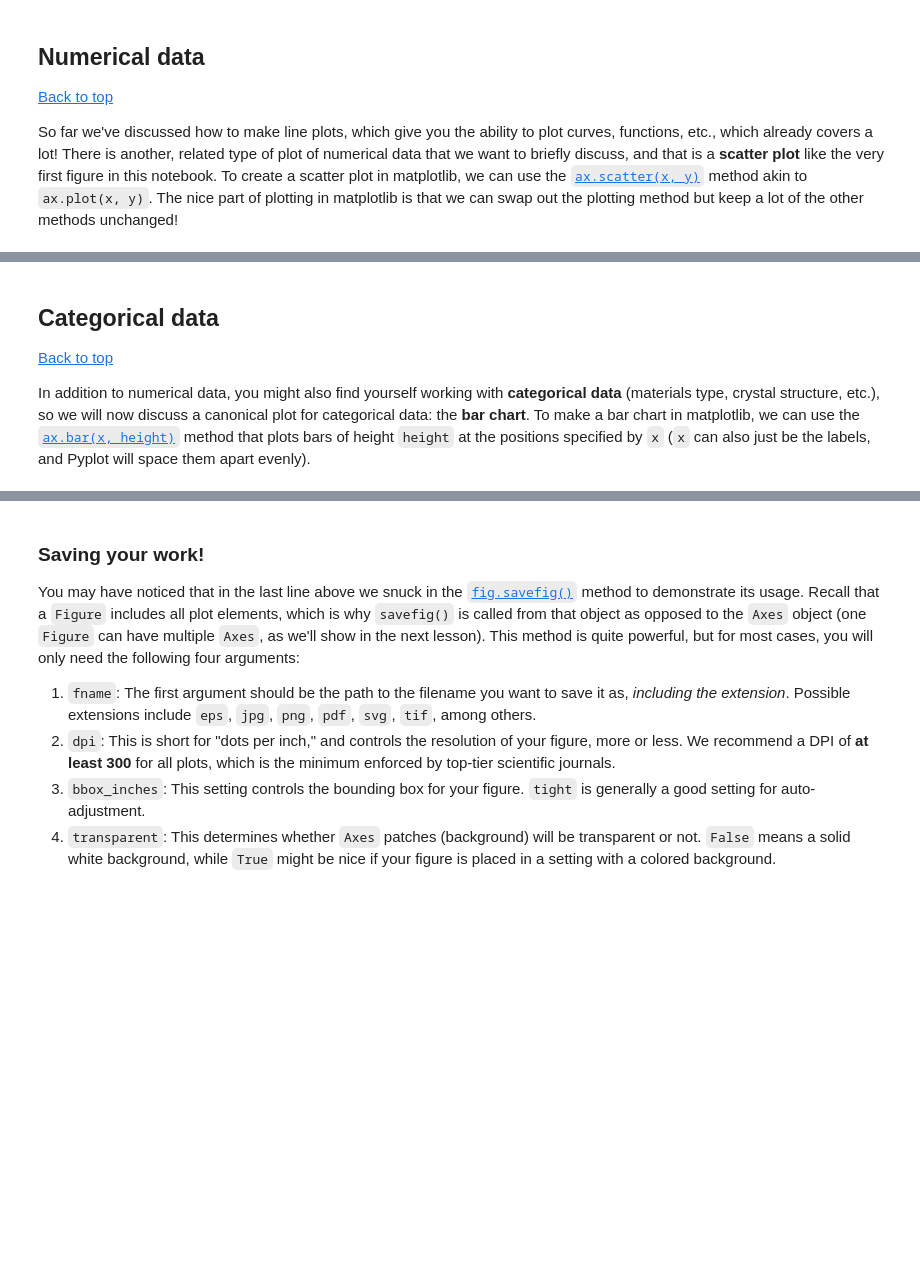
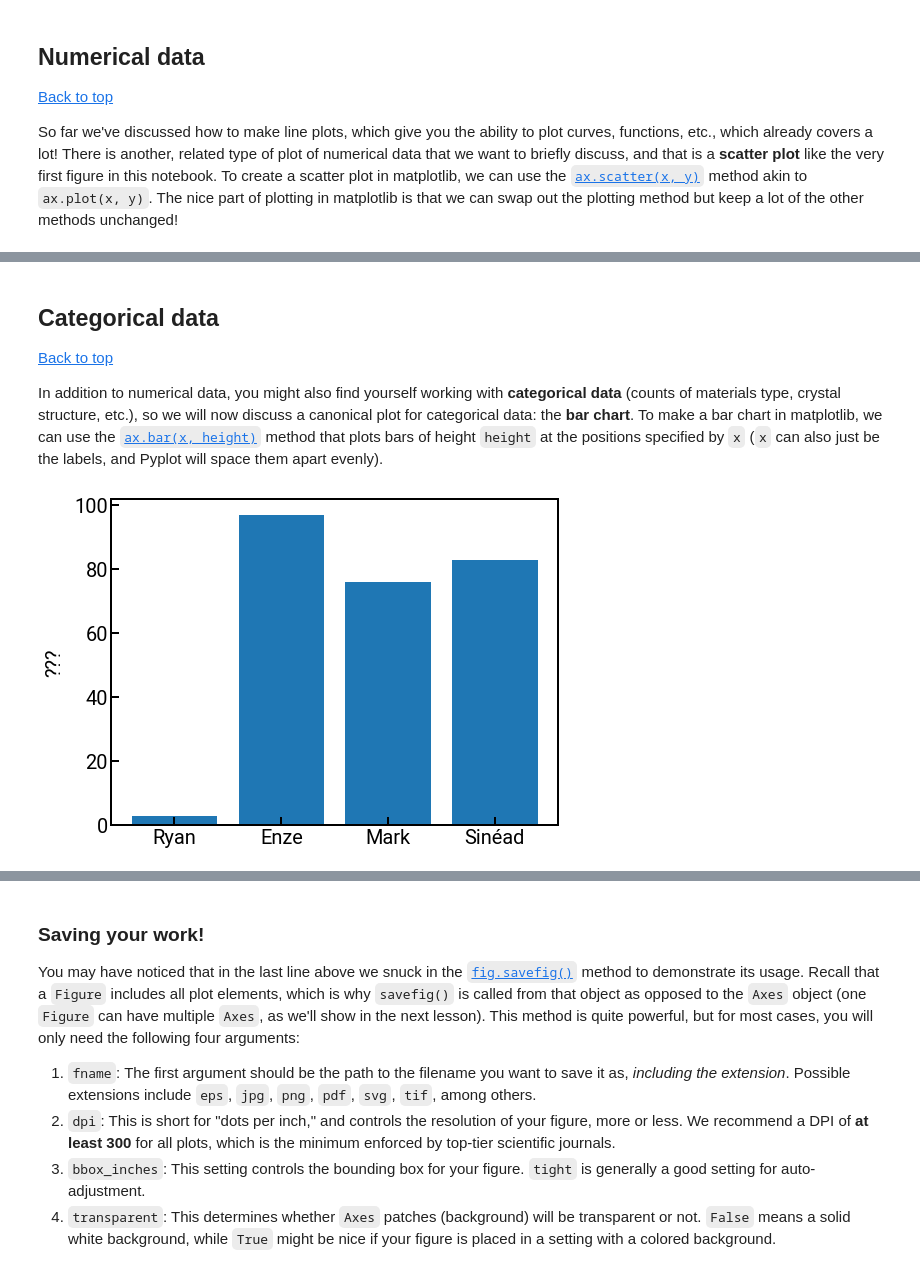
Before and after one commit to enze-chen/mi-book-2021, a Jupyter notebook: week_1/03/data_viz_blank.ipynb, the cells around one changed output, grey strips where cells are left out. Saved outputs shown, nothing was run; the diff lists cells and outputs as text; code cells hidden in the pictures; blank space fills up the shorter version.

```diff
--- a/week_1/03/data_viz_blank.ipynb
+++ b/week_1/03/data_viz_blank.ipynb
@@ -228,16 +240,18 @@ plt.show()
 
 [Back to top](#Contents)
 
-In addition to numerical data, you might also find yourself working with **categorical data** (materials type, crystal structure, etc.), so we will now discuss a canonical plot for categorical data: the **bar chart**.
+In addition to numerical data, you might also find yourself working with **categorical data** (counts of materials type, crystal structure, etc.), so we will now discuss a canonical plot for categorical data: the **bar chart**.
 To make a bar chart in matplotlib, we can use the [`ax.bar(x, height)`](https://matplotlib.org/stable/api/_as_gen/matplotlib.axes.Axes.bar.html) method that plots bars of height `height` at the positions specified by `x` (`x` can also just be the labels, and Pyplot will space them apart evenly).
 # %%
 fig, ax = plt.subplots(figsize=(8, 6))
 mentors = ['Ryan', 'Enze', 'Mark', 'Sinéad']
 random_vals = np.random.default_rng().choice(100, size=(4,))   # what'll it be???
-ax.bar(mentors, random_vals)
+ax.bar(x=mentors, height=random_vals)
 ax.tick_params(labelsize=FONTSIZE)
 ax.set_ylabel('???', fontsize=FONTSIZE)
 plt.show()
+# %% [output]
+[figure, added]
 # %% [markdown]
 If you want custom labels for your bars, you can set the `tick_label` parameter in the function call.
 For more options and examples, we encourage you to look at the linked documentation up above for inspiration!
```
Also changed, not shown: parts of 13 cells of this notebook, 16 other files.
